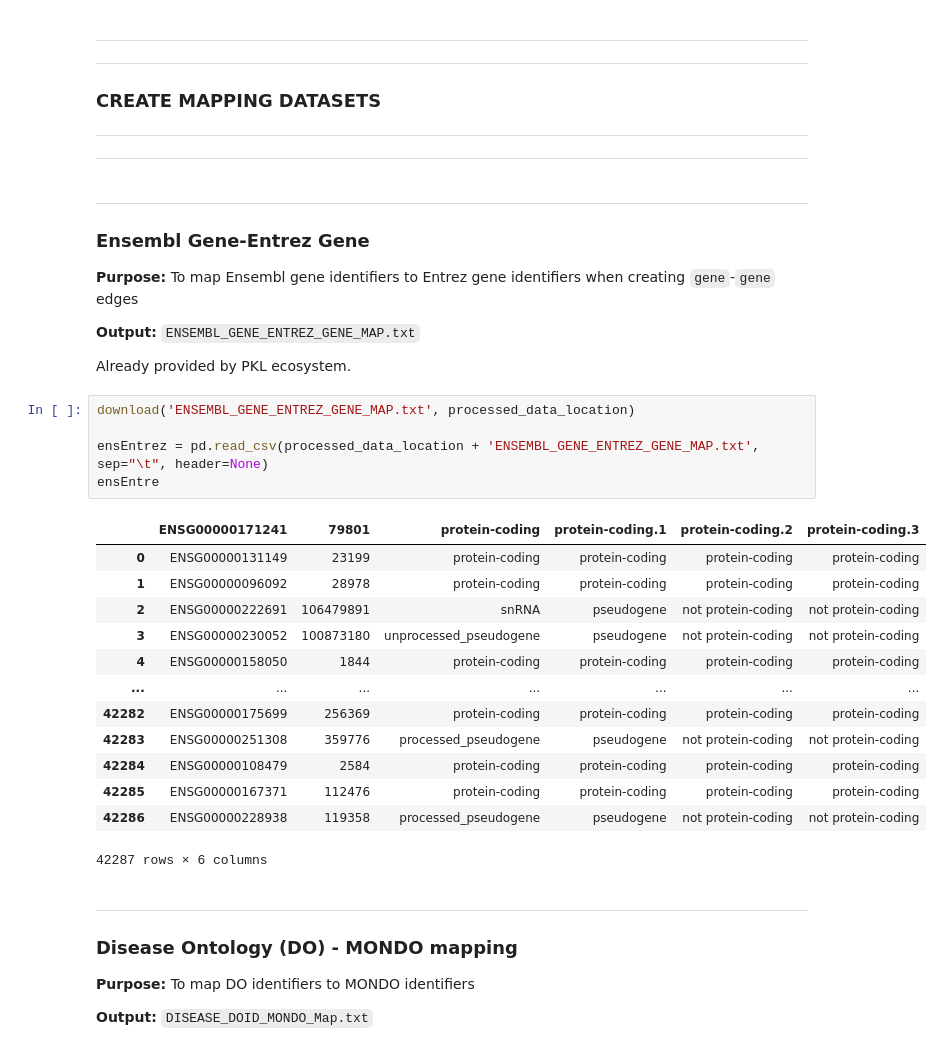
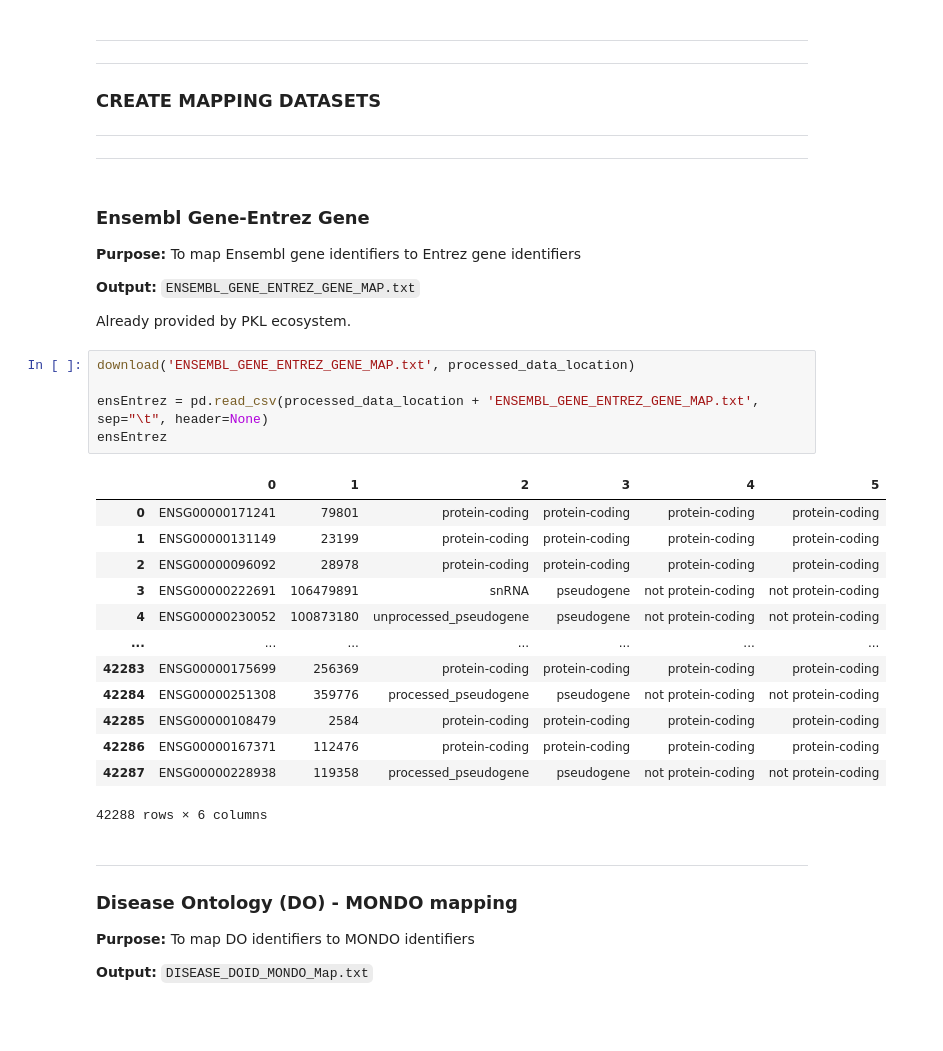
Before and after one commit to emanuelecavalleri/testRNA-KG, a Jupyter notebook: notebooks/RNA-KG_Preparation.ipynb, the cells around one changed output. Saved outputs shown, nothing was run; the diff lists cells and outputs as text; blank space fills up the shorter version.

```diff
--- a/notebooks/RNA-KG_Preparation.ipynb
+++ b/notebooks/RNA-KG_Preparation.ipynb
@@ -179,11 +186,10 @@ if not os.path.exists(ontology_data_location + 'ncro_with_imports.owl'):
 ***
 ***
 # %% [markdown]
-***
 ### Ensembl Gene-Entrez Gene <a class="anchor" id="ensemblgene-entrezgene"></a>
 
 
-**Purpose:** To map Ensembl gene identifiers to Entrez gene identifiers when creating `gene`-`gene` edges
+**Purpose:** To map Ensembl gene identifiers to Entrez gene identifiers
 
 **Output:** `ENSEMBL_GENE_ENTREZ_GENE_MAP.txt`
 
@@ -191,22 +197,22 @@ Already provided by PKL ecosystem.
 # %%
 download('ENSEMBL_GENE_ENTREZ_GENE_MAP.txt', processed_data_location)
 
 ensEntrez = pd.read_csv(processed_data_location + 'ENSEMBL_GENE_ENTREZ_GENE_MAP.txt', sep="\t", header=None)
-ensEntre
+ensEntrez
 # %% [output]
-|  | ENSG00000171241 | 79801 | protein-coding | protein-coding.1 | protein-coding.2 | protein-coding.3 |
-| 0 | ENSG00000131149 | 23199 | protein-coding | protein-coding | protein-coding | protein-coding |
-| 1 | ENSG00000096092 | 28978 | protein-coding | protein-coding | protein-coding | protein-coding |
-| 2 | ENSG00000222691 | 106479891 | snRNA | pseudogene | not protein-coding | not protein-coding |
-| 3 | ENSG00000230052 | 100873180 | unprocessed_pseudogene | pseudogene | not protein-coding | not protein-coding |
-| 4 | ENSG00000158050 | 1844 | protein-coding | protein-coding | protein-coding | protein-coding |
+|  | 0 | 1 | 2 | 3 | 4 | 5 |
+| 0 | ENSG00000171241 | 79801 | protein-coding | protein-coding | protein-coding | protein-coding |
+| 1 | ENSG00000131149 | 23199 | protein-coding | protein-coding | protein-coding | protein-coding |
+| 2 | ENSG00000096092 | 28978 | protein-coding | protein-coding | protein-coding | protein-coding |
+| 3 | ENSG00000222691 | 106479891 | snRNA | pseudogene | not protein-coding | not protein-coding |
+| 4 | ENSG00000230052 | 100873180 | unprocessed_pseudogene | pseudogene | not protein-coding | not protein-coding |
 | ... | ... | ... | ... | ... | ... | ... |
-| 42282 | ENSG00000175699 | 256369 | protein-coding | protein-coding | protein-coding | protein-coding |
-| 42283 | ENSG00000251308 | 359776 | processed_pseudogene | pseudogene | not protein-coding | not protein-coding |
-| 42284 | ENSG00000108479 | 2584 | protein-coding | protein-coding | protein-coding | protein-coding |
-| 42285 | ENSG00000167371 | 112476 | protein-coding | protein-coding | protein-coding | protein-coding |
-| 42286 | ENSG00000228938 | 119358 | processed_pseudogene | pseudogene | not protein-coding | not protein-coding |
+| 42283 | ENSG00000175699 | 256369 | protein-coding | protein-coding | protein-coding | protein-coding |
+| 42284 | ENSG00000251308 | 359776 | processed_pseudogene | pseudogene | not protein-coding | not protein-coding |
+| 42285 | ENSG00000108479 | 2584 | protein-coding | protein-coding | protein-coding | protein-coding |
+| 42286 | ENSG00000167371 | 112476 | protein-coding | protein-coding | protein-coding | protein-coding |
+| 42287 | ENSG00000228938 | 119358 | processed_pseudogene | pseudogene | not protein-coding | not protein-coding |
-42287 rows × 6 columns
+42288 rows × 6 columns
 # %% [markdown]
 ***
 ### Disease Ontology (DO) - MONDO mapping <a class="anchor" id="ensemblgene-entrezgene"></a>
```
Also changed, not shown: parts of 49 cells of this notebook, 1 other file.
